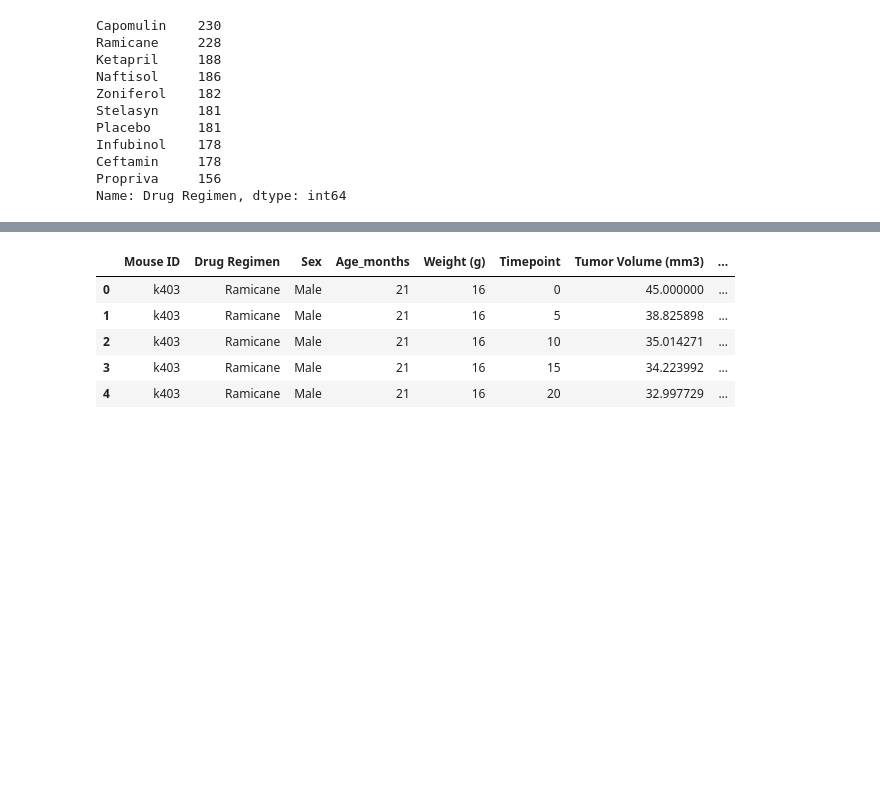
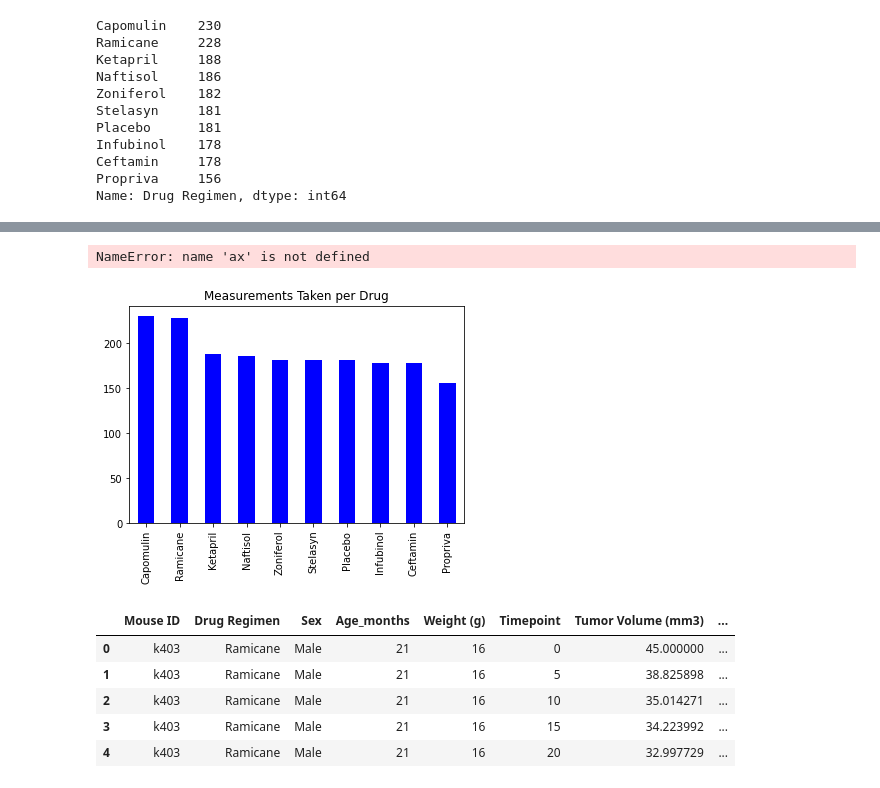
Before and after one commit to mattinglyjen/Matplotlib, a Jupyter notebook: Instructions/Pymaceuticals/pymaceuticals_starter.ipynb, the cells around one changed output, grey strips where cells are left out. Drawn from its saved outputs; the diff is of its cells as text; code cells hidden in the pictures; blank space fills up the shorter version.

```diff
--- a/Instructions/Pymaceuticals/pymaceuticals_starter.ipynb
+++ b/Instructions/Pymaceuticals/pymaceuticals_starter.ipynb
@@ -151,3 +152,10 @@ Text(0, 0.5, 'Number of Measurments taken')
+# %%
+drug_counts.plot(kind="bar", facecolor="b", title="Measurements Taken per Drug")
+ax.set_ylabel("Number of Measurements taken")
+ax.set_xlabel("Drug")
+# %% [output]
+NameError: name 'ax' is not defined
+[figure, added]
 # %%
 # Generate a pie plot showing the distribution of female versus male mice using pandas
 
```
Also changed, not shown: parts of 1 cell of this notebook.
